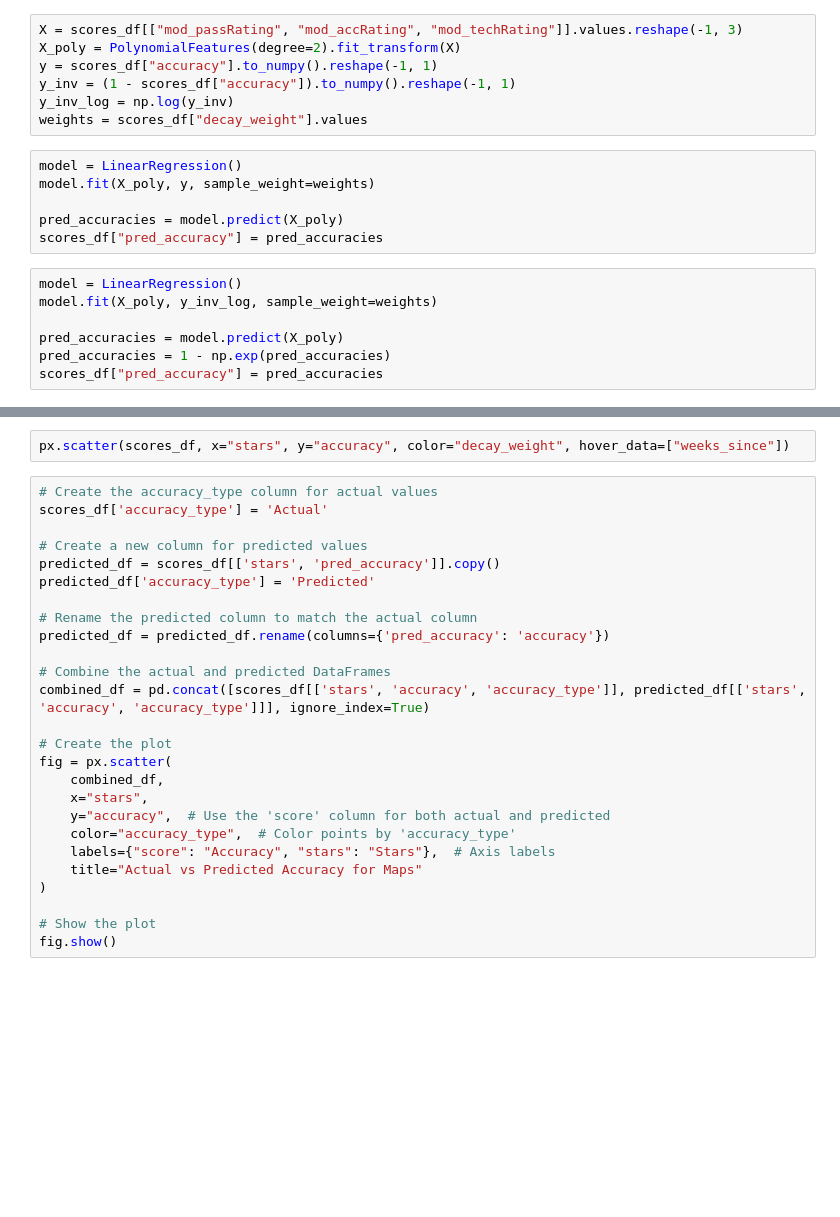
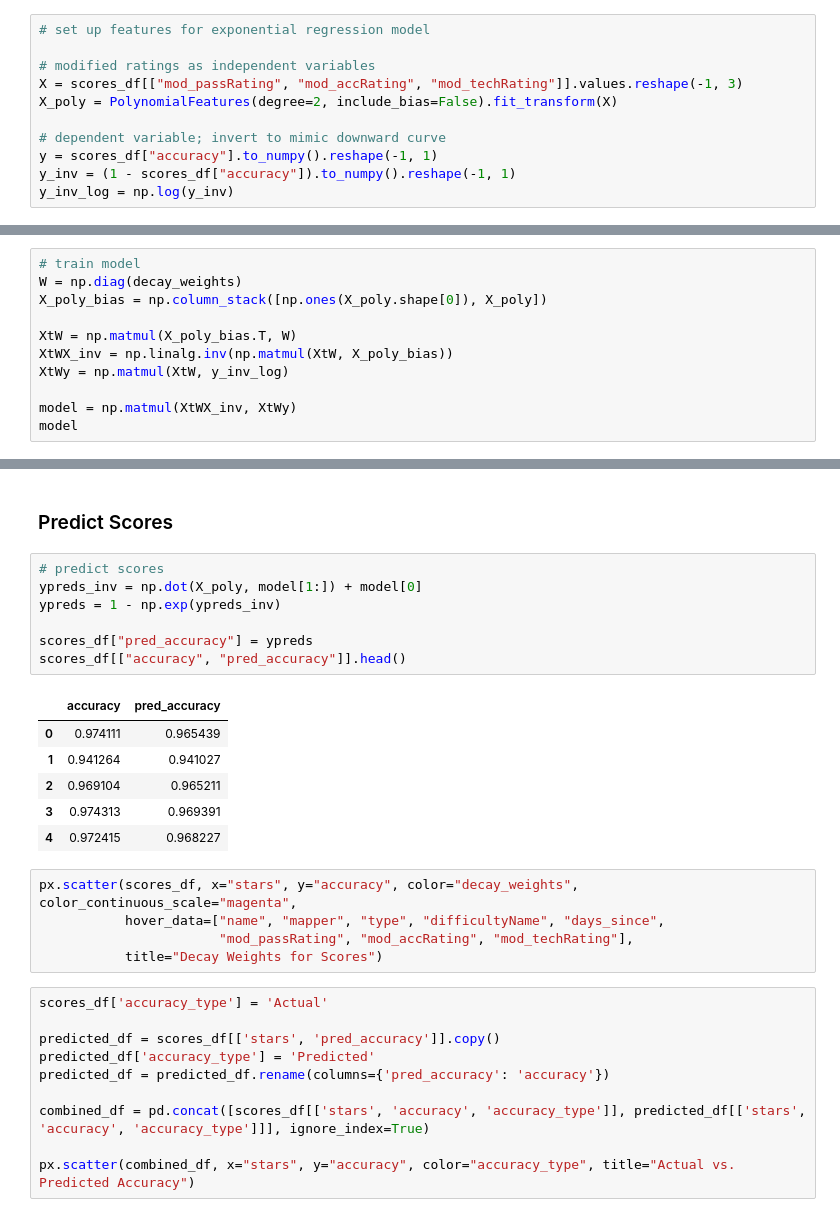
Before and after one commit to GG-Angel/beatranker-backend, a Jupyter notebook: app/pipeline.ipynb, the cells around one changed output, grey strips where cells are left out. Saved outputs shown, nothing was run; the diff lists cells and outputs as text; blank space fills up the shorter version.

```diff
--- a/app/pipeline.ipynb
+++ b/app/pipeline.ipynb
@@ -51,20 +31,11 @@ scores_df["decay_weight"] = np.exp(-lambda_value * scores_df["weeks_since"] / 2)
 # %%
+# set up features for exponential regression model
+
+# modified ratings as independent variables
 X = scores_df[["mod_passRating", "mod_accRating", "mod_techRating"]].values.reshape(-1, 3)
-X_poly = PolynomialFeatures(degree=2).fit_transform(X)
+X_poly = PolynomialFeatures(degree=2, include_bias=False).fit_transform(X)
+
+# dependent variable; invert to mimic downward curve
 y = scores_df["accuracy"].to_numpy().reshape(-1, 1)
 y_inv = (1 - scores_df["accuracy"]).to_numpy().reshape(-1, 1)
 y_inv_log = np.log(y_inv)
-weights = scores_df["decay_weight"].values
-# %%
-model = LinearRegression()
-model.fit(X_poly, y, sample_weight=weights)
-
-pred_accuracies = model.predict(X_poly)
-scores_df["pred_accuracy"] = pred_accuracies
-# %%
-model = LinearRegression()
-model.fit(X_poly, y_inv_log, sample_weight=weights)
-
-pred_accuracies = model.predict(X_poly)
-pred_accuracies = 1 - np.exp(pred_accuracies)
-scores_df["pred_accuracy"] = pred_accuracies
@@ -110,0 +44,11 @@ scores_df["pred_accuracy"] = pred_accuracies
+# %%
+# train model
+W = np.diag(decay_weights)
+X_poly_bias = np.column_stack([np.ones(X_poly.shape[0]), X_poly])
+
+XtW = np.matmul(X_poly_bias.T, W)
+XtWX_inv = np.linalg.inv(np.matmul(XtW, X_poly_bias))
+XtWy = np.matmul(XtW, y_inv_log)
+
+model = np.matmul(XtWX_inv, XtWy)
+model
@@ -111,28 +66,31 @@ scores_df["pred_accuracy"] = pred_accuracies
+# %% [markdown]
+### Predict Scores
+# %%
+# predict scores
+ypreds_inv = np.dot(X_poly, model[1:]) + model[0]
+ypreds = 1 - np.exp(ypreds_inv)
+
+scores_df["pred_accuracy"] = ypreds
+scores_df[["accuracy", "pred_accuracy"]].head()
+# %% [output]
+|  | accuracy | pred_accuracy |
+| 0 | 0.974111 | 0.965439 |
+| 1 | 0.941264 | 0.941027 |
+| 2 | 0.969104 | 0.965211 |
+| 3 | 0.974313 | 0.969391 |
+| 4 | 0.972415 | 0.968227 |
 # %%
-px.scatter(scores_df, x="stars", y="accuracy", color="decay_weight", hover_data=["weeks_since"])
+px.scatter(scores_df, x="stars", y="accuracy", color="decay_weights", color_continuous_scale="magenta",
+           hover_data=["name", "mapper", "type", "difficultyName", "days_since",
+                       "mod_passRating", "mod_accRating", "mod_techRating"],
+           title="Decay Weights for Scores")
 # %%
-# Create the accuracy_type column for actual values
 scores_df['accuracy_type'] = 'Actual'
 
-# Create a new column for predicted values
 predicted_df = scores_df[['stars', 'pred_accuracy']].copy()
 predicted_df['accuracy_type'] = 'Predicted'
-
-# Rename the predicted column to match the actual column
 predicted_df = predicted_df.rename(columns={'pred_accuracy': 'accuracy'})
 
-# Combine the actual and predicted DataFrames
 combined_df = pd.concat([scores_df[['stars', 'accuracy', 'accuracy_type']], predicted_df[['stars', 'accuracy', 'accuracy_type']]], ignore_index=True)
 
-# Create the plot
-fig = px.scatter(
-    combined_df,
-    x="stars",
-    y="accuracy",  # Use the 'score' column for both actual and predicted
-    color="accuracy_type",  # Color points by 'accuracy_type'
-    labels={"score": "Accuracy", "stars": "Stars"},  # Axis labels
-    title="Actual vs Predicted Accuracy for Maps"
-)
-
-# Show the plot
-fig.show()
+px.scatter(combined_df, x="stars", y="accuracy", color="accuracy_type", title="Actual vs. Predicted Accuracy")
```
Also changed, not shown: parts of 21 cells of this notebook.
